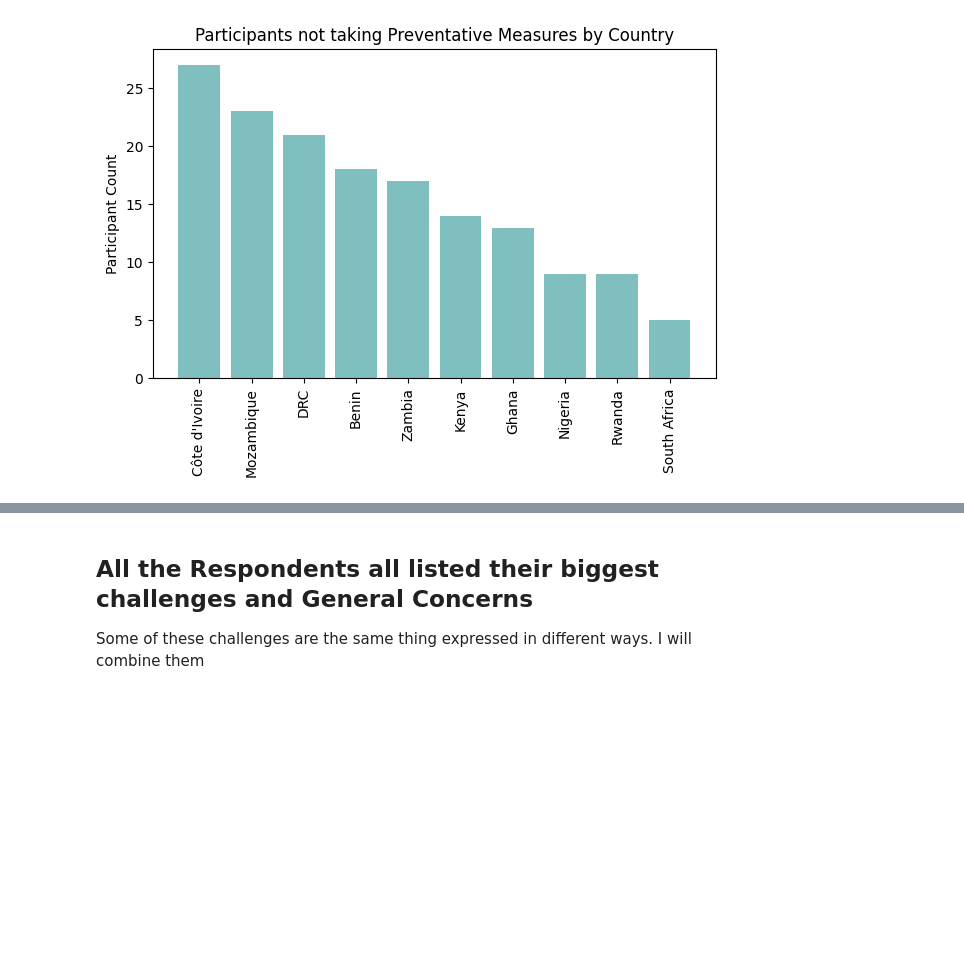
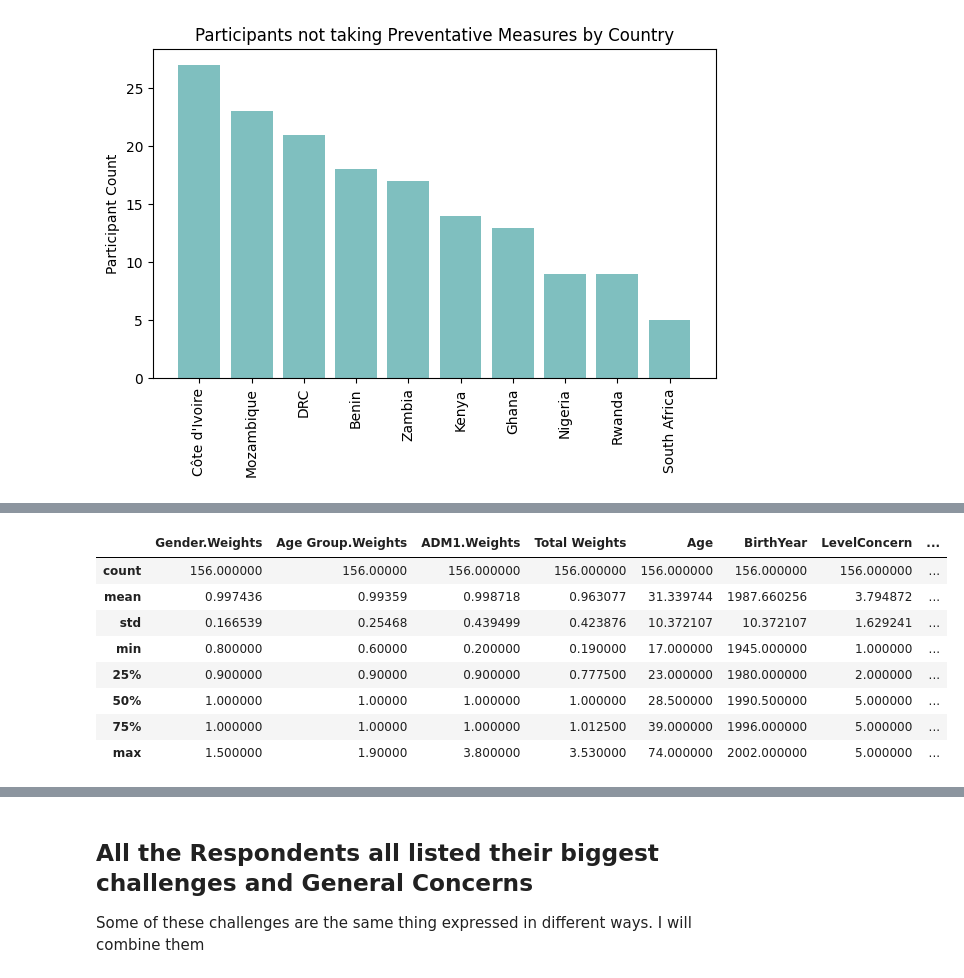
Before and after one commit to kylermintah/COVID-19-Africa, a Jupyter notebook: EDA.ipynb, the cells around one changed output, grey strips where cells are left out. Cells and saved outputs as stored; diff of their text form; code cells hidden in the pictures; blank space fills up the shorter version.

```diff
--- a/EDA.ipynb
+++ b/EDA.ipynb
@@ -181,0 +210,12 @@ plt.show()
+# %%
+not_taking_measures_df.describe()
+# %% [output]
+|  | Gender.Weights | Age Group.Weights | ADM1.Weights | Total Weights | Age | BirthYear | LevelConcern | ... |
+| count | 156.000000 | 156.00000 | 156.000000 | 156.000000 | 156.000000 | 156.000000 | 156.000000 | ... |
+| mean | 0.997436 | 0.99359 | 0.998718 | 0.963077 | 31.339744 | 1987.660256 | 3.794872 | ... |
+| std | 0.166539 | 0.25468 | 0.439499 | 0.423876 | 10.372107 | 10.372107 | 1.629241 | ... |
+| min | 0.800000 | 0.60000 | 0.200000 | 0.190000 | 17.000000 | 1945.000000 | 1.000000 | ... |
+| 25% | 0.900000 | 0.90000 | 0.900000 | 0.777500 | 23.000000 | 1980.000000 | 2.000000 | ... |
+| 50% | 1.000000 | 1.00000 | 1.000000 | 1.000000 | 28.500000 | 1990.500000 | 5.000000 | ... |
+| 75% | 1.000000 | 1.00000 | 1.000000 | 1.012500 | 39.000000 | 1996.000000 | 5.000000 | ... |
+| max | 1.500000 | 1.90000 | 3.800000 | 3.530000 | 74.000000 | 2002.000000 | 5.000000 | ... |
```
Also changed, not shown: parts of 18 cells of this notebook.
